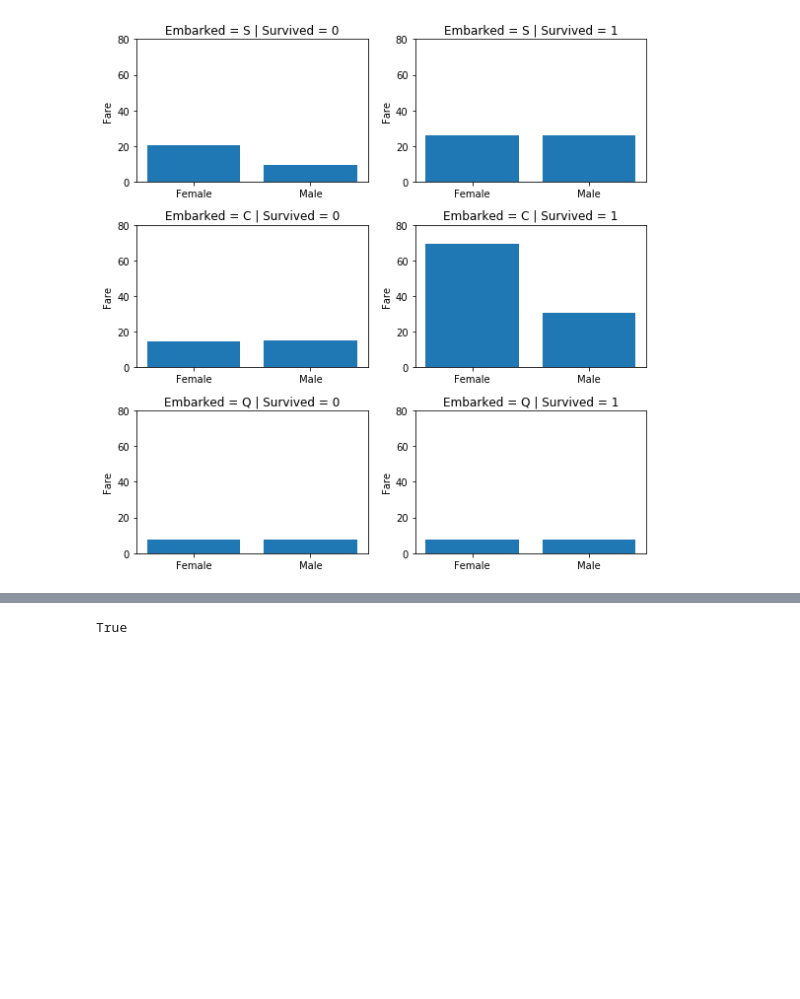
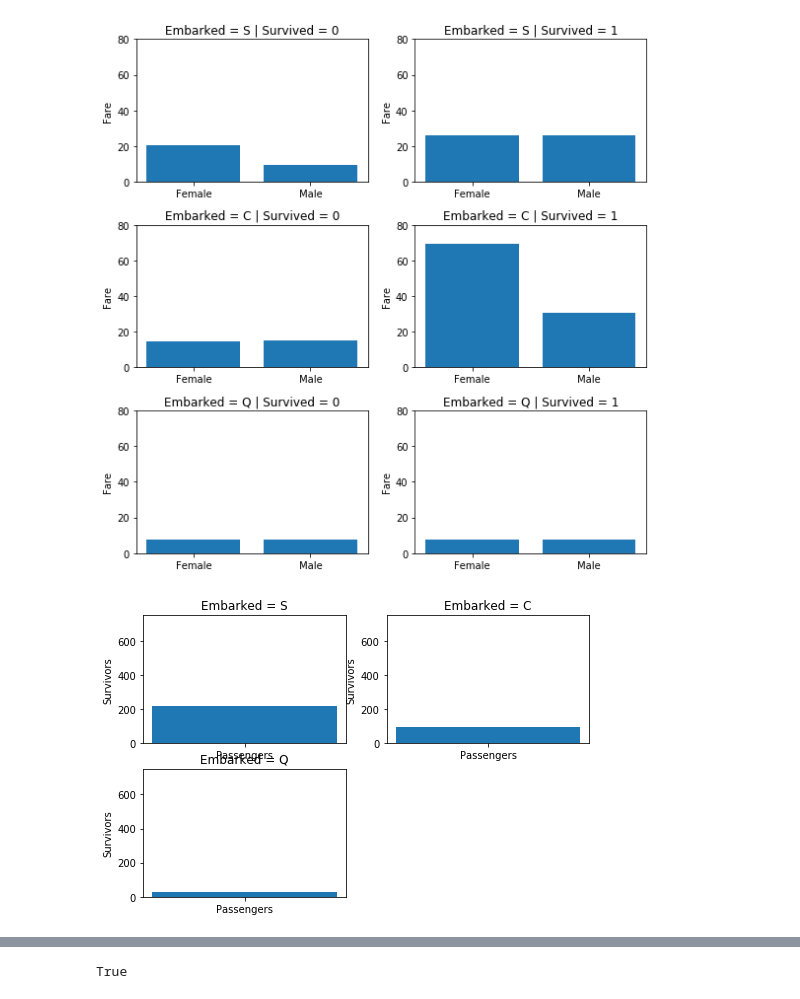
Before and after one commit to christopher-o-toole/CS5402-HW, a Jupyter notebook: CS5402_HW01/CS5402 HW01.ipynb, the cells around one changed output, grey strips where cells are left out. Drawn from its saved outputs; the diff is of its cells as text; code cells hidden in the pictures; blank space fills up the shorter version.

```diff
--- a/CS5402_HW01/CS5402 HW01.ipynb
+++ b/CS5402_HW01/CS5402 HW01.ipynb
@@ -155,3 +160,23 @@ for i in range(6):
     axis.set_title('Embarked = %s | Survived = %d' % (port, survived))
 # %% [output]
 [figure]
+# %%
+passengers = train_df[train_df['Embarked'].notnull()]
+indices = [0]
+
+fig = plt.figure(num=2, figsize=(8, 8))
+embarked = ['S', 'C', 'Q']
+port_idx = 0
+for i in range(3):
+    port = embarked[port_idx]
+    axis = fig.add_subplot(321 + i)
+    survivors = pd.to_numeric(passengers.loc[(passengers['Embarked'] == port)]['Survived'])
+    axis.bar(indices, (survivors.sum()))
+    port_idx += 1
+    axis.set_xticks(indices)
+    axis.set_xticklabels(['Passengers'])
+    axis.set_ylabel('Survivors')
+    axis.set_ylim([0, 750])
+    axis.set_title('Embarked = %s' % (port,))
+# %% [output]
+[figure, added]
```
Also changed, not shown: parts of 12 cells of this notebook, 1 other file.
